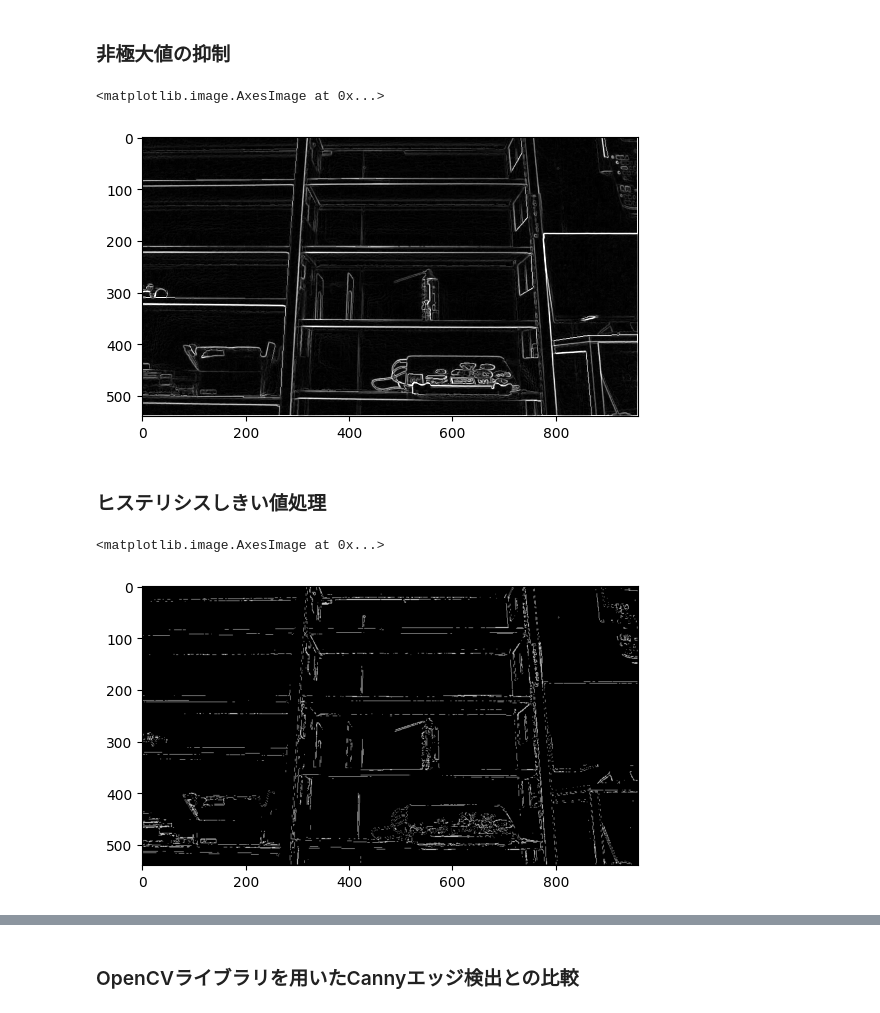
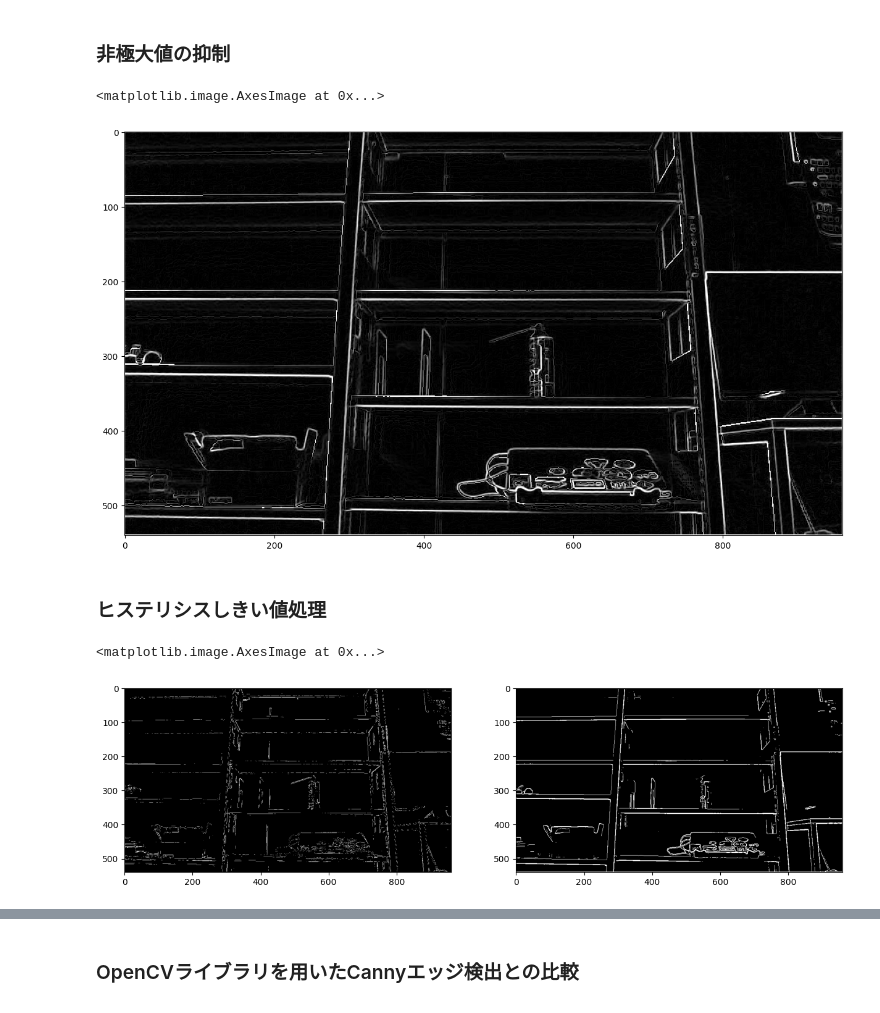
Before and after one commit to anhquan18/canny_edge_detection, a Jupyter notebook: canny_edge_detector.ipynb, the cells around one changed output, grey strips where cells are left out. Cells and saved outputs as stored; diff of their text form; code cells hidden in the pictures.

Commit message:
add function for edge tracking by hysteresis

```diff
--- a/canny_edge_detector.ipynb
+++ b/canny_edge_detector.ipynb
@@ -17,6 +17,7 @@ from matplotlib import image as m_img
 # %%
 image = m_img.imread('background.jpg')
 
+plt.rcParams['figure.figsize'] = [15, 15]
 plt.imshow(image)
 print('image shape:', image.shape)
 # %% [output]
@@ -176,11 +178,4 @@ builtin_time3 = time.time() - start
 # %%
-# 勾配の値をスケールする、大きな値がより大きくする
-gradient_scale = 2
-image_gradient_intensity *= gradient_scale
-
-# 255を超えた値を255にする
-image_gradient_intensity[(image_gradient_intensity > 255)] = 255
-
 print("hand made for loop 2D convolution time:", for_loop_time)
 print("built-in 2D convolution time:", builtin_time1)
 print("built-in 2D flipped convolution time:", builtin_time2)
@@ -193,8 +188,15 @@ print("correlation 2D intensity", image_gradient_intensity3[200,100])
 print("\n")
 print("hand made angle", image_gradient_angle0[200,100])
 print("convolution 2D angle", image_gradient_angle1[200,100])
-print("flipped convolution 2D angle", image_gradient_angle[200,100])
+print("flipped convolution 2D angle", image_gradient_angle2[200,100])
 print("correlation 2D angle", image_gradient_angle3[200,100])
 
+# 勾配の値をスケールする、大きな値がより大きくする
+gradient_scale = 1
+image_gradient_intensity3 *= gradient_scale
+
+# 255を超えた値を255にする
+image_gradient_intensity3[(image_gradient_intensity3 > 255)] = 255
+
 plt.imshow(image_gradient_intensity3, cmap='gray', vmin=0.0, vmax=255.0)
 # %% [output]
@@ -228,17 +230,17 @@ for row in range(1, img_height-1):
                 image_gradient_intensity3[row, col] = 0.0
         # 横エッジ
         elif np.radians(67.5) < image_gradient_angle3[row, col] <= np.radians(112.5):
-            if (image_gradient_intensity[row, col] < image_gradient_intensity3[row-1, col])\
+            if (image_gradient_intensity3[row, col] < image_gradient_intensity3[row-1, col])\
                 or (image_gradient_intensity3[row, col] < image_gradient_intensity3[row+1, col]):
                 image_gradient_intensity3[row, col] = 0.0
         # 右斜め上と左斜め下エッジ
         elif (np.radians(22.5) < image_gradient_angle3[row, col] <= np.radians(67.5)):
-            if (image_gradient_intensity[row, col] < image_gradient_intensity3[row-1, col-1])\
+            if (image_gradient_intensity3[row, col] < image_gradient_intensity3[row-1, col-1])\
                 or (image_gradient_intensity3[row, col] < image_gradient_intensity3[row+1, col+1]):
                 image_gradient_intensity3[row, col] = 0.0
         # 右斜め下と左斜め上エッジ
-        elif (np.radians(112.5) < image_gradient_angle[row, col] <= np.radians(157.5)):
-            if (image_gradient_intensity[row, col] < image_gradient_intensity3[row-1, col+1])\
+        elif (np.radians(112.5) < image_gradient_angle3[row, col] <= np.radians(157.5)):
+            if (image_gradient_intensity3[row, col] < image_gradient_intensity3[row-1, col+1])\
                 or (image_gradient_intensity3[row, col] < image_gradient_intensity3[row+1, col-1]):
                 image_gradient_intensity3[row, col] = 0.0
 
@@ -246,6 +248,6 @@ for row in range(1, img_height-1):
 plt.imshow(image_gradient_intensity3, cmap='gray', vmin=0.0, vmax=255.0)
 # %% [output]
 <matplotlib.image.AxesImage at 0x...>
-[figure, old version]
+[figure, new version]
 # %% [markdown]
 ### ヒステリシスしきい値処理
@@ -262,10 +264,19 @@ hys_image = np.zeros(image_gradient_intensity3.shape)
 # %%
+fig, ax = plt.subplots(1, 2)
+
 # 弱いエッジの画像
 mask = (image_gradient_intensity3 > low_threshold) & (image_gradient_intensity3 < high_threshold)
 l_image += (weak_edge * mask)
 
+# 強いエッジの画像
+mask = (image_gradient_intensity3 > high_threshold)
+h_image += (strong_edge * mask)
+
 #plt.imsave('low-hysterasis.jpg', l_image)
-plt.imshow(l_image, cmap='gray', vmin=0.0, vmax=255.0)
+#plt.imsave('high-hysterasis.jpg', h_image)
+
+ax[0].imshow(l_image, cmap='gray', vmin=0.0, vmax=255.0)
+ax[1].imshow(h_image, cmap='gray', vmin=0.0, vmax=255.0)
 # %% [output]
 <matplotlib.image.AxesImage at 0x...>
-[figure, old version]
+[figure, new version]
```
Also changed, not shown: parts of 24 cells of this notebook.
